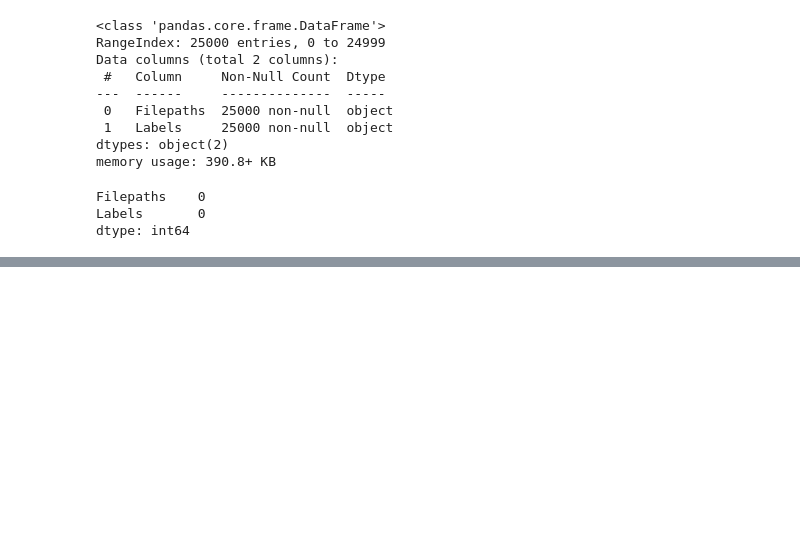
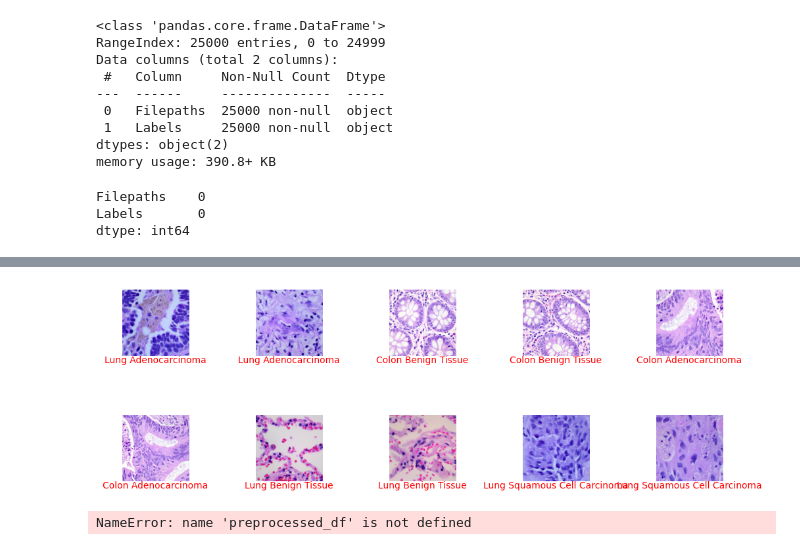
Before and after one commit to Snehee2901/Cancer-Classification, a Jupyter notebook: Project.ipynb, the cells around one changed output, grey strips where cells are left out. Drawn from its saved outputs; the diff is of its cells as text; code cells hidden in the pictures; blank space fills up the shorter version.

```diff
--- a/Project.ipynb
+++ b/Project.ipynb
@@ -70,39 +75,35 @@ Name: Labels, dtype: int64
 # %%
 transform = transforms.Compose([transforms.ToTensor()])
 grouped = data.groupby('Labels').head(2)
 
 # Create a 2x5 grid of subplots
 fig, axes = plt.subplots(2, 5, figsize=(10, 4))
 
 # Iterate over the groups and plot the images in the subplots
 for i, (_, row) in enumerate(grouped.iterrows()):
     # Extract the filepath and label from the row
     filepath = row['Filepaths']
     label = row['Labels']
 
     # Convert the filepath to a string
     filepath = str(filepath)
 
     # Open the image file
-    image = Image.open(filepath)
-
-    # Apply the transformation to convert the image to a tensor
-    tensor = transform(image)
-
-    # Convert the tensor to a numpy array
-    array = tensor.numpy()
+    image = plt.imread(filepath)
 
     # Plot the image in the corresponding subplot
     ax = axes[i // 5, i % 5]
-    ax.imshow(array.transpose(1, 2, 0))
+    ax.imshow(image)
     ax.axis('off')
-    annotation_x = image.width // 2
-    annotation_y = image.height + 2
+    annotation_x = 768 // 2
+    annotation_y = 768 + 2
     # Annotate the image with its label
     ax.annotate(label, (annotation_x, annotation_y), color='red', ha='center', va='top')
 
 # Adjust the spacing between subplots
 plt.tight_layout()
 
 # Show the plot
 plt.show()
+# %% [output]
+[figure, added]
@@ -115,0 +110,4 @@ for number, label in reverse_mapping.items():
+# %%
+preprocessed_df.head()
+# %% [output]
+NameError: name 'preprocessed_df' is not defined
```
Also changed, not shown: parts of 23 cells of this notebook.
